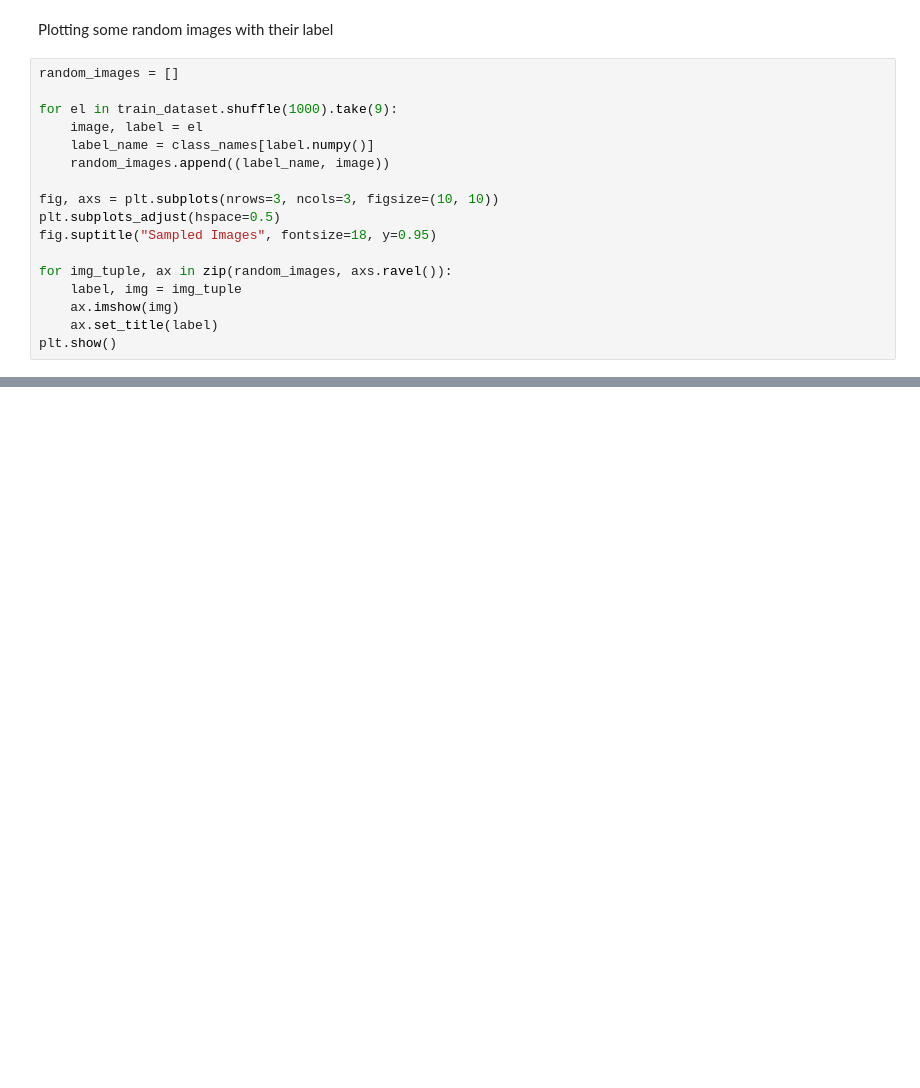
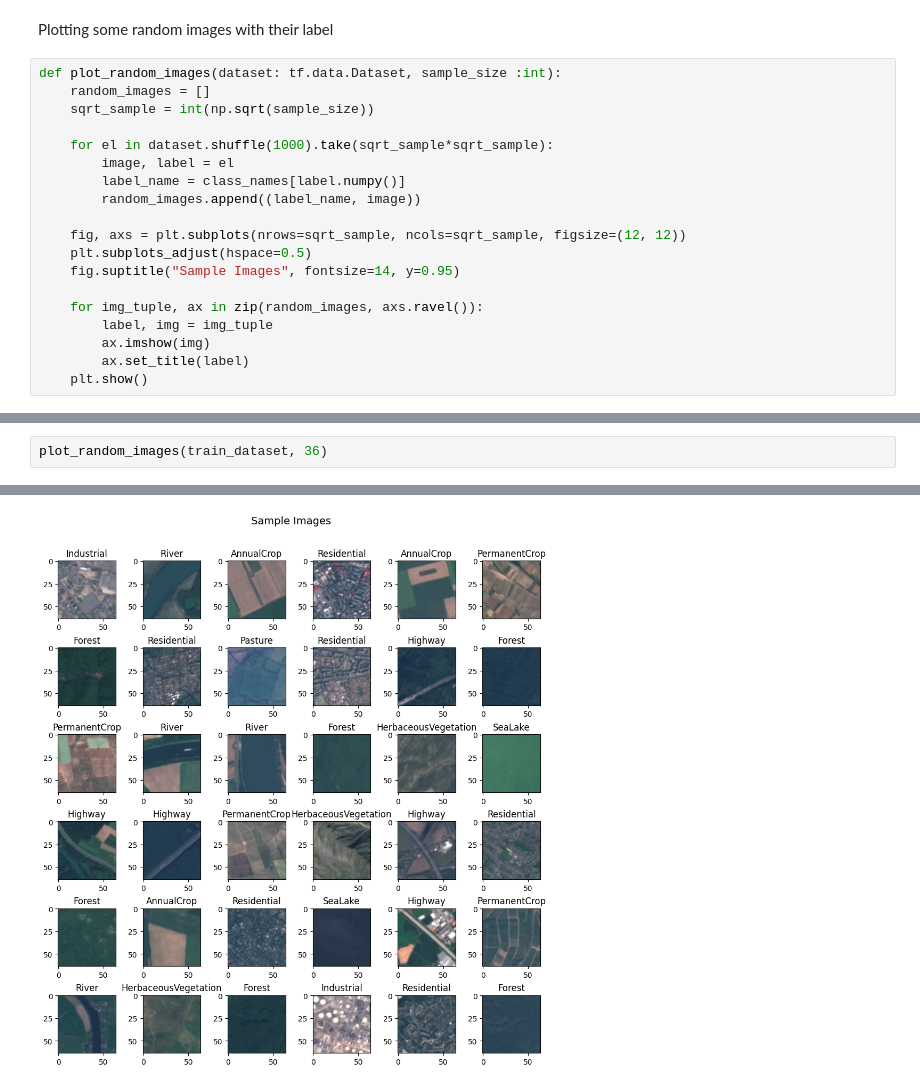
Before and after one commit to rondinini/deeplearning, a Jupyter notebook: eurosat.ipynb, the cells around one changed output, grey strips where cells are left out. Cells and saved outputs as stored; diff of their text form; blank space fills up the shorter version.

```diff
--- a/eurosat.ipynb
+++ b/eurosat.ipynb
@@ -32,19 +33,21 @@ print(class_names)
 # %% [markdown]
 Plotting some random images with their label
 # %%
-random_images = []
+def plot_random_images(dataset: tf.data.Dataset, sample_size :int):
+    random_images = []
+    sqrt_sample = int(np.sqrt(sample_size))
 
-for el in train_dataset.shuffle(1000).take(9):
-    image, label = el
-    label_name = class_names[label.numpy()]
-    random_images.append((label_name, image))
+    for el in dataset.shuffle(1000).take(sqrt_sample*sqrt_sample):
+        image, label = el
+        label_name = class_names[label.numpy()]
+        random_images.append((label_name, image))
 
-fig, axs = plt.subplots(nrows=3, ncols=3, figsize=(10, 10))
-plt.subplots_adjust(hspace=0.5)
-fig.suptitle("Sampled Images", fontsize=18, y=0.95)
+    fig, axs = plt.subplots(nrows=sqrt_sample, ncols=sqrt_sample, figsize=(12, 12))
+    plt.subplots_adjust(hspace=0.5)
+    fig.suptitle("Sample Images", fontsize=14, y=0.95)
 
-for img_tuple, ax in zip(random_images, axs.ravel()):
-    label, img = img_tuple
-    ax.imshow(img)
-    ax.set_title(label)
-plt.show()
+    for img_tuple, ax in zip(random_images, axs.ravel()):
+        label, img = img_tuple
+        ax.imshow(img)
+        ax.set_title(label)
+    plt.show()
@@ -53,0 +54,3 @@ plt.show()
+# %%
+plot_random_images(train_dataset, 36)
+# %% [output]
@@ -53,0 +58 @@ plt.show()
+[figure, added]
```
Also changed, not shown: parts of 8 cells of this notebook, 2 other files.
